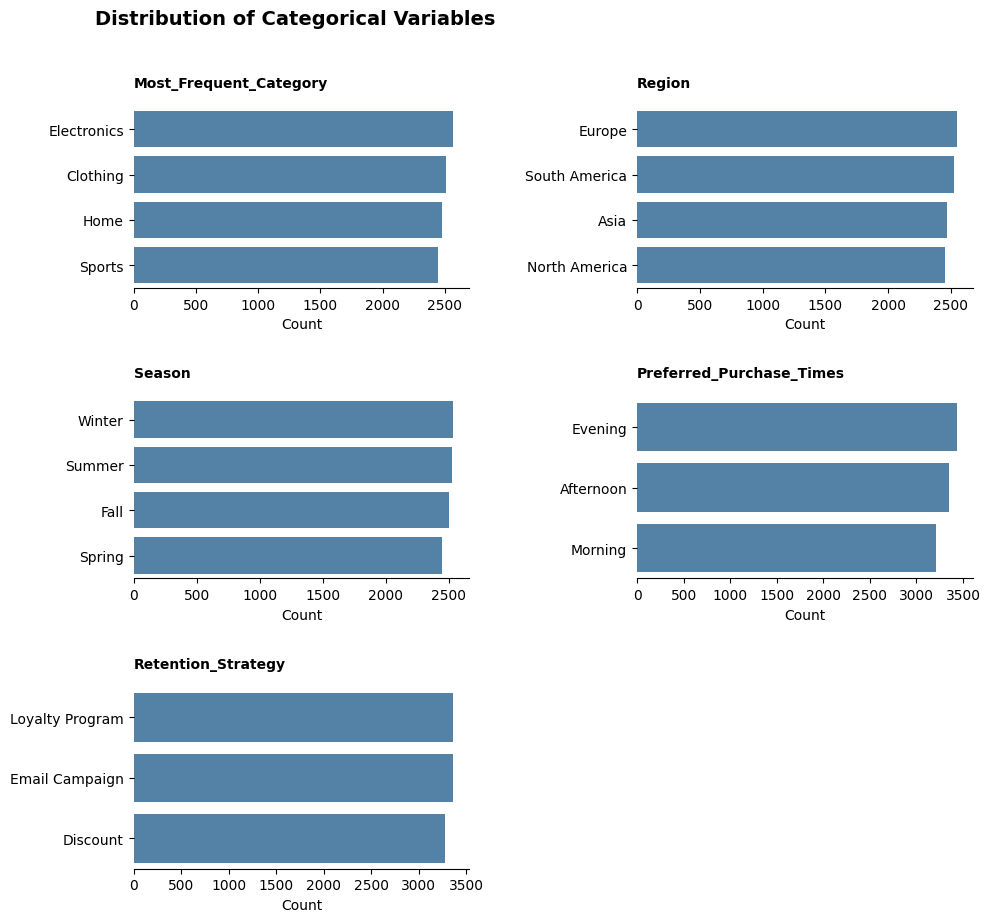
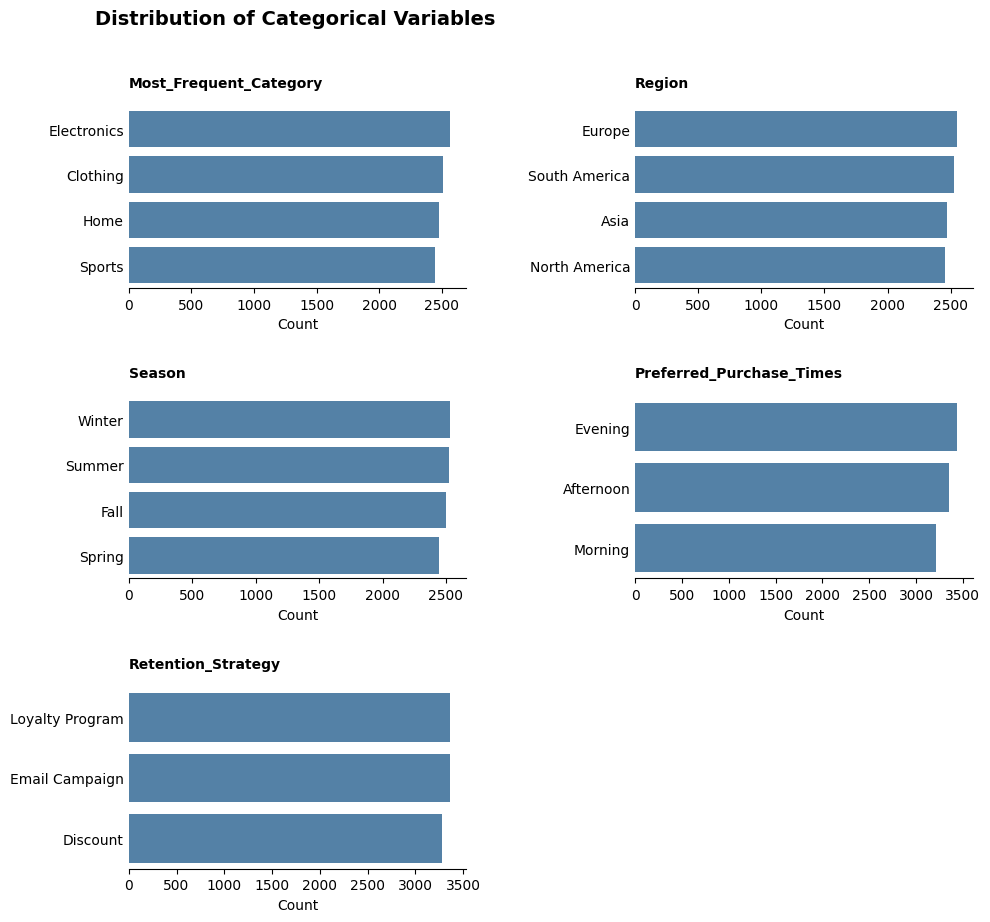
The notebook cell's code change between the first figure and the second:
--- before
+++ after
@@ -9,4 +9,5 @@
     sns.countplot(data=df_sales, y=col, order=order, ax=axes[i], color="steelblue")
     axes[i].set_xlabel("Count") 
+    axes[i].tick_params(axis="y", length=0)
     axes[i].set_title(col, loc="left", pad=14, fontsize=10, fontweight="bold")
     axes[i].set_ylabel(None)

Commit: Complete Week 6